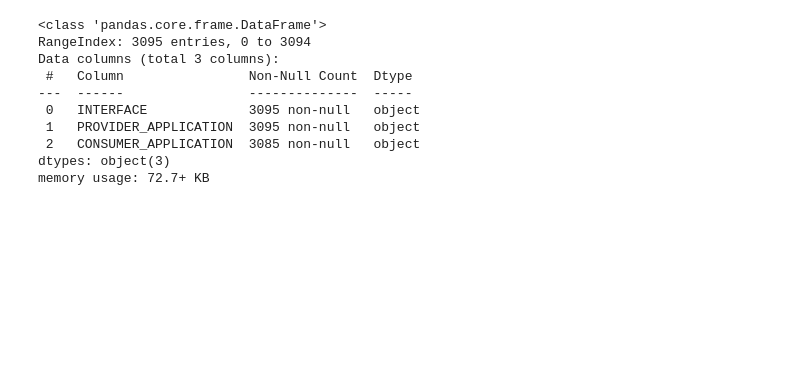
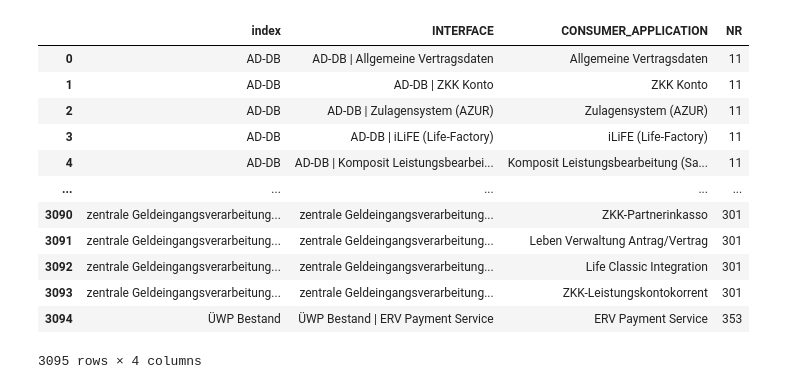
Before and after one commit to schorscho/Ants, a Jupyter notebook: gear_start (1).ipynb, the cells around one changed output. Cells and saved outputs as stored; diff of their text form; code cells hidden in the pictures; blank space fills up the shorter version.

```diff
--- a/gear_start (1).ipynb
+++ b/gear_start (1).ipynb
@@ -23,33 +26,52 @@ Drive already mounted at /content/drive; to attempt to forcibly remount, call dr
 # %%
 data = pd.ExcelFile(os.path.join(GC.DATA_DIR, 'GEAR_Export_20220106_093424.xlsx'))
 
+df_application = data.parse('Application')[['name']]
+df_application.rename(columns={'name':'NAME'}, inplace=True)
+df_application.dropna(inplace=True)
+df_application.set_index('NAME', inplace=True)
+df_application.drop('Name', inplace=True)
+df_application['NR'] = np.arange(len(df_application)) + 1
 
 df_interface_provider = data.parse('applicationInterfaceProviderRe')
 df_interface_provider.drop(['id', 'type', 'RELATED_FACT_SHEET_TYPE', 'RELATED_FACT_SHEET_TYPE.1', 'status', 'activeFrom', 'activeUntil', 'naFields', 'description'], axis=1, inplace=True)
 df_interface_provider.rename(columns = {'RELATED_FACT_SHEET':'PROVIDER_APPLICATION', 'RELATED_FACT_SHEET.1':'INTERFACE'}, inplace = True)
 df_interface_provider.dropna(inplace = True)
 df_interface_provider.set_index('INTERFACE', inplace = True)
 df_interface_provider.drop('To', inplace = True)
 
 df_interface_consumer = data.parse('applicationInterfaceConsumerRe')
 df_interface_consumer.drop(['id', 'type', 'RELATED_FACT_SHEET_TYPE', 'RELATED_FACT_SHEET_TYPE.1', 'status', 'activeFrom', 'activeUntil', 'naFields', 'description'], axis=1, inplace=True)
 df_interface_consumer.rename(columns = {'RELATED_FACT_SHEET':'CONSUMER_APPLICATION', 'RELATED_FACT_SHEET.1':'INTERFACE'}, inplace = True)
 df_interface_consumer.dropna(inplace = True)
 df_interface_consumer.set_index('INTERFACE', inplace = True)
 df_interface_consumer.drop('To', inplace = True)
 
-df_vertice = df_interface_provider.join(df_interface_consumer)
-df_vertice.reset_index(drop=False, inplace=True)
+df_edges = df_interface_provider.join(df_interface_consumer)
+df_edges.reset_index(drop=False, inplace=True)
+df_edges.set_index('PROVIDER_APPLICATION', inplace = True)
 
-df_vertice.info()
+#df_vertices = df_application.reset_index(drop=False, inplace=False)
+#df_vertices = df_vertices[['NR', 'NAME']]
+
+df_edges = df_edges.join(df_application)
+df_edges.reset_index(drop=False, inplace=True)
+#df_edges.set_index('CONSUMER_APPLICATION', inplace = True)
+#df_edges.rename(columns={'NR':'PROVIDER_NR', 'index':'PROVIDER_APPLICATION'}, inplace=True)
+
+#df_edges = df_edges.join(df_application)
+df_edges
 # %% [output]
+|  | index | INTERFACE | CONSUMER_APPLICATION | NR |
+| 0 | AD-DB | AD-DB | Allgemeine Vertragsdaten | Allgemeine Vertragsdaten | 11 |
+| 1 | AD-DB | AD-DB | ZKK Konto | ZKK Konto | 11 |
+| 2 | AD-DB | AD-DB | Zulagensystem (AZUR) | Zulagensystem (AZUR) | 11 |
+| 3 | AD-DB | AD-DB | iLiFE (Life-Factory) | iLiFE (Life-Factory) | 11 |
+| 4 | AD-DB | AD-DB | Komposit Leistungsbearbei... | Komposit Leistungsbearbeitung (Sa... | 11 |
+| ... | ... | ... | ... | ... |
+| 3090 | zentrale Geldeingangsverarbeitung... | zentrale Geldeingangsverarbeitung... | ZKK-Partnerinkasso | 301 |
+| 3091 | zentrale Geldeingangsverarbeitung... | zentrale Geldeingangsverarbeitung... | Leben Verwaltung Antrag/Vertrag | 301 |
+| 3092 | zentrale Geldeingangsverarbeitung... | zentrale Geldeingangsverarbeitung... | Life Classic Integration | 301 |
+| 3093 | zentrale Geldeingangsverarbeitung... | zentrale Geldeingangsverarbeitung... | ZKK-Leistungskontokorrent | 301 |
+| 3094 | ÜWP Bestand | ÜWP Bestand | ERV Payment Service | ERV Payment Service | 353 |
-<class 'pandas.core.frame.DataFrame'>
-RangeIndex: 3095 entries, 0 to 3094
-Data columns (total 3 columns):
- #   Column                Non-Null Count  Dtype
----  ------                --------------  -----
- 0   INTERFACE             3095 non-null   object
- 1   PROVIDER_APPLICATION  3095 non-null   object
- 2   CONSUMER_APPLICATION  3085 non-null   object
-dtypes: object(3)
-memory usage: 72.7+ KB
+3095 rows × 4 columns
```
Also changed, not shown: parts of 13 cells of this notebook.
